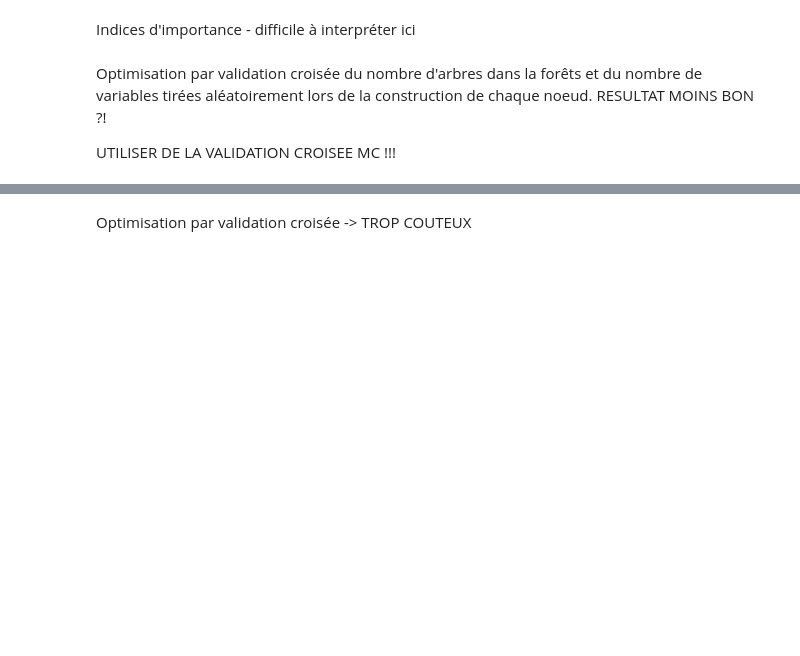
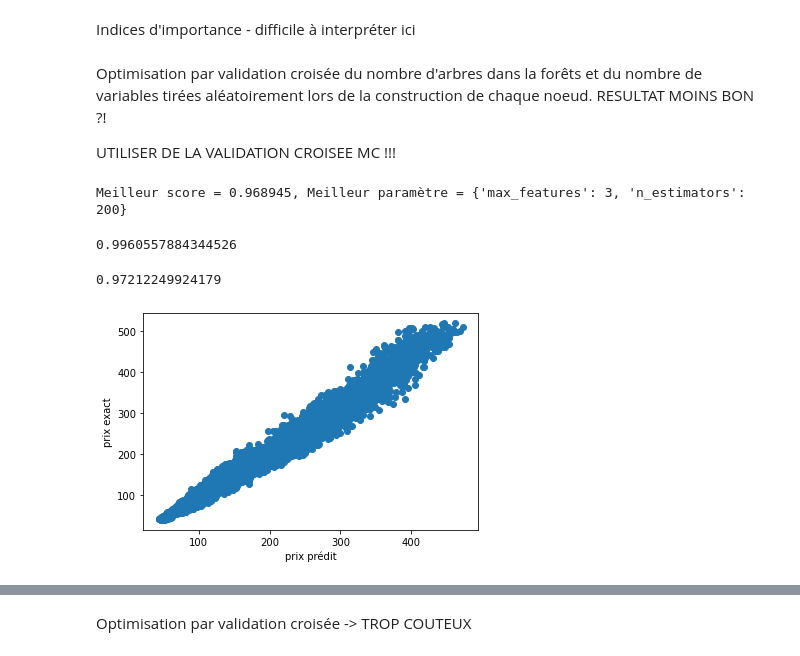
Before and after one commit to TryoenJ/Defi-IA, a Jupyter notebook: model-nr.ipynb, the cells around one changed output, grey strips where cells are left out. Cells and saved outputs as stored; diff of their text form; code cells hidden in the pictures; blank space fills up the shorter version.

```diff
--- a/model-nr.ipynb
+++ b/model-nr.ipynb
@@ -246,16 +181,34 @@ Optimisation par validation croisée du nombre d'arbres dans la forêts et du no
 
 UTILISER DE LA VALIDATION CROISEE MC !!!
 # %%
-#from sklearn.ensemble import RandomForestRegressor
-#from sklearn.model_selection import GridSearchCV
-#param=[{"n_estimators":list(range(100,300,100)),"max_features":list(range(2,4,1))}]
-#rf = GridSearchCV(RandomForestRegressor(),
-#        param,cv=5,n_jobs=-1)
-#rfOpt=rf.fit(X_train, Ytrain)
-#print("Meilleur score = %f, Meilleur paramètre = %s" % (rfOpt.best_score_,rfOpt.best_params_))
+from sklearn.ensemble import RandomForestRegressor
+from sklearn.model_selection import GridSearchCV
+param=[{"n_estimators":list(range(100,300,100)),"max_features":list(range(2,4,1))}]
+forestOpt = GridSearchCV(RandomForestRegressor(),
+        param,cv=5,n_jobs=-1)
+rfOpt=forestOpt.fit(Xr_train, Ytrain)
+print("Meilleur score = %f, Meilleur paramètre = %s" % (rfOpt.best_score_,rfOpt.best_params_))
+# %% [output]
+Meilleur score = 0.968945, Meilleur paramètre = {'max_features': 3, 'n_estimators': 200}
+# %%
+forestOpt.score(Xr_train,Ytrain)
+# %% [output]
+0.9960557884344526
+# %%
+forestOpt.score(Xr_val,Y_val)
+# %% [output]
+0.97212249924179
 # %%
 #from sklearn.metrics import mean_squared_error
 #from sklearn.metrics import r2_score
 #prev2=rfOpt.predict(X_val)
 #print("MSE=",mean_squared_error(Y_val,prev))
 #print("R2=",r2_score(Y_val,prev))
+# %%
+prevOpt=rfOpt.predict(Xr_val)
+plt.plot(prevOpt,Y_val,"o")
+plt.xlabel(u"prix prédit")
+plt.ylabel(u"prix exact")
+plt.show()
+# %% [output]
+[figure, added]
```
Also changed, not shown: parts of 24 cells of this notebook, 2 other files.
